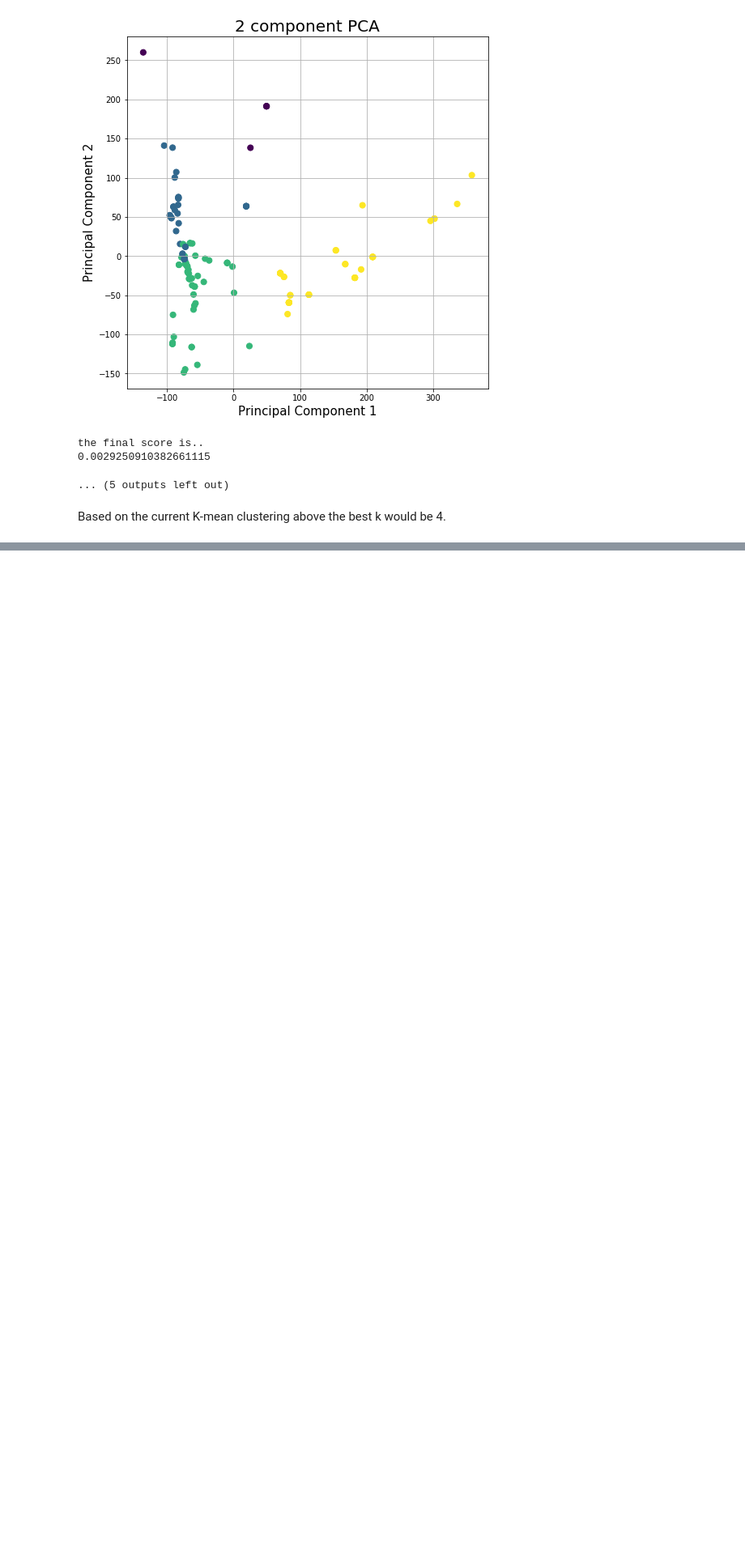
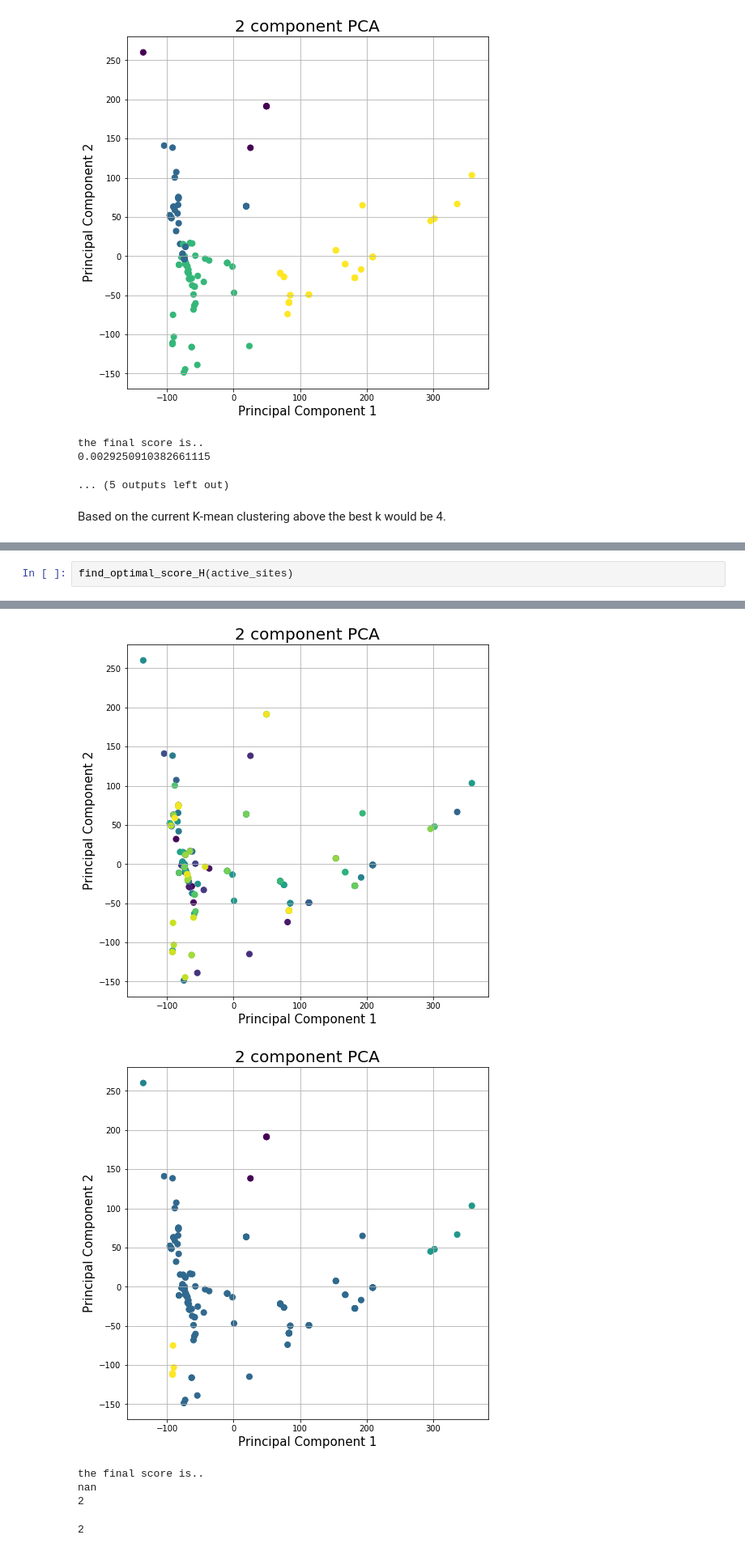
Before and after one commit to enrach21/hw2-skeleton, a Jupyter notebook: hw2skeleton/HW2.Ian.Jones.ipynb, the cells around one changed output, grey strips where cells are left out. Shown at 81% size. Drawn from its saved outputs; the diff is of its cells as text; blank space fills up the shorter version.

```diff
--- a/hw2skeleton/HW2.Ian.Jones.ipynb
+++ b/hw2skeleton/HW2.Ian.Jones.ipynb
@@ -1099,0 +1116,3 @@ Based on the current K-mean clustering above the best k would be 4.
+# %%
+find_optimal_score_H(active_sites)
+# %% [output]
@@ -1099,0 +1131,6 @@ Based on the current K-mean clustering above the best k would be 4.
+[figure, added]
+[figure, added]
+the final score is..
+nan
+2
+2
```
Also changed, not shown: parts of 11 cells of this notebook, 2 other files.
